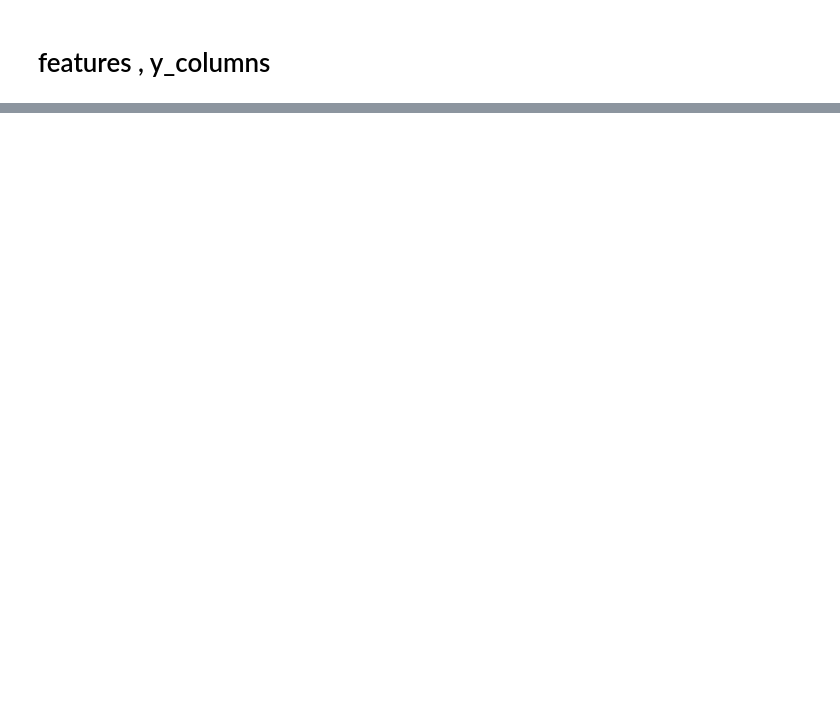
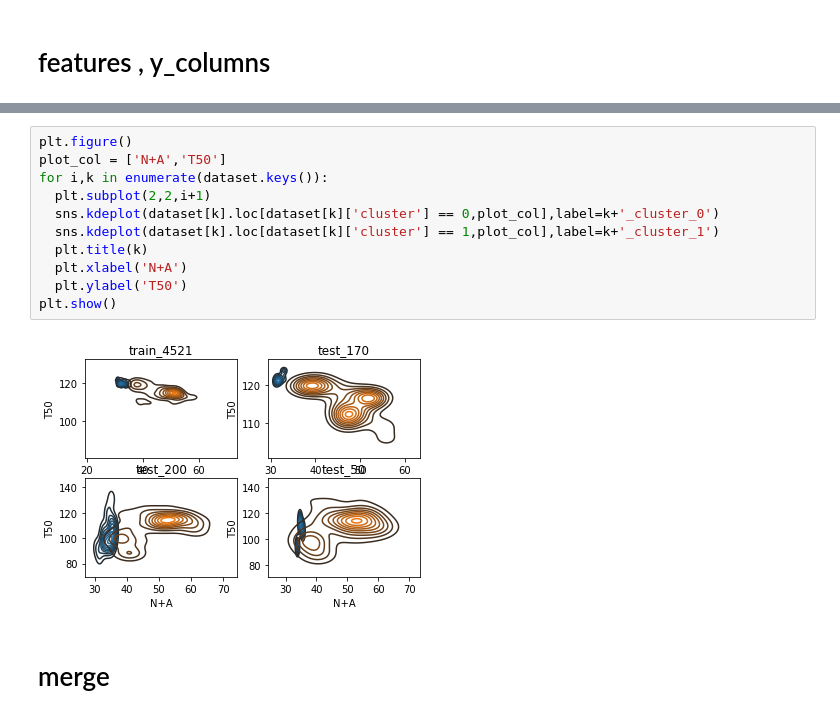
Before and after one commit to skywalker0803r/works, a Jupyter notebook: MultiOutputRegressor.ipynb, the cells around one changed output, grey strips where cells are left out. Drawn from its saved outputs; the diff is of its cells as text; blank space fills up the shorter version.

```diff
--- a/MultiOutputRegressor.ipynb
+++ b/MultiOutputRegressor.ipynb
@@ -68,0 +121,15 @@ test[features] = scaler_x.transform(test[features])
+# %%
+plt.figure()
+plot_col = ['N+A','T50']
+for i,k in enumerate(dataset.keys()):
+  plt.subplot(2,2,i+1)
+  sns.kdeplot(dataset[k].loc[dataset[k]['cluster'] == 0,plot_col],label=k+'_cluster_0')
+  sns.kdeplot(dataset[k].loc[dataset[k]['cluster'] == 1,plot_col],label=k+'_cluster_1')
+  plt.title(k)
+  plt.xlabel('N+A')
+  plt.ylabel('T50')
+plt.show()
+# %% [output]
+[figure, added]
+# %% [markdown]
+# merge
```
Also changed, not shown: parts of 32 cells of this notebook.
